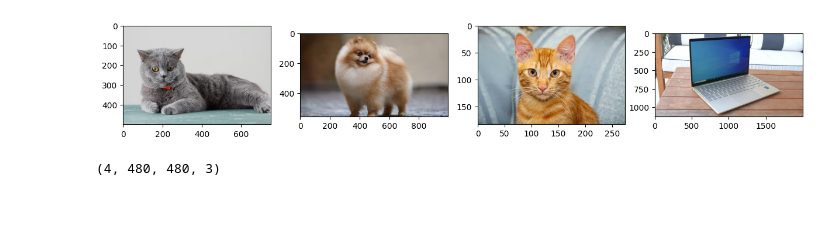
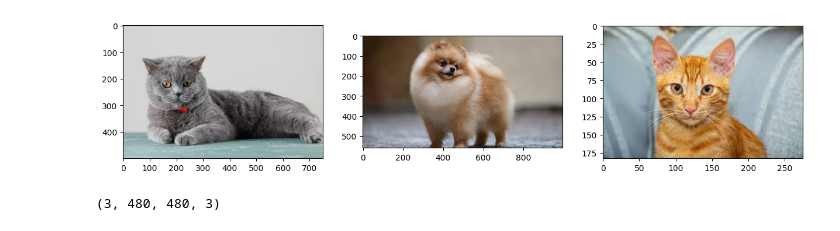
Before and after one commit to arqualian/image-classification-Capstone-Project, a Jupyter notebook: Image_Clasification.ipynb, the cells around one changed output. Saved outputs shown, nothing was run; the diff lists cells and outputs as text; code cells hidden in the pictures.

```diff
--- a/Image_Clasification.ipynb
+++ b/Image_Clasification.ipynb
@@ -30,33 +30,32 @@ ________________________________________________________________________________
 # %%
 import requests
 import numpy as np
 import cv2
 import matplotlib.pyplot as plt
 from PIL import Image
 
 urls=[]
 
 urls.append("https://assets.ayobandung.com/crop/0x0:0x0/750x500/webp/photo/2022/10/15/366382835.jpg")
 urls.append("https://www.purina.co.id/sites/default/files/2023-02/Mengenali%20Jenis%20Anjing%20Pomeranian%20copy.jpg")
 urls.append("https://encrypted-tbn0.gstatic.com/images?q=tbn:ANd9GcQPXBxsqLx2gkepVIe9uytyY9A_qoeqmhh5XQ&usqp=CAU")
-urls.append("https://cdn.mos.cms.futurecdn.net/2XcW8BYBLE4Uy5he8poY3L.jpg")
 
 
 imgs=[]
 plt.figure(figsize=(15,6))
 for u in range(0,len(urls)):
   r = requests.get(urls[u], stream=True) #Download
   img = np.array(Image.open(r.raw))  #Konversi ke NP Array
   plt.subplot(1,len(urls),u+1) #Menampilkan ke matplotlib
   plt.imshow(img) #Menampilkan ke matplotlib
   img = cv2.resize(img, (480,480)) #Resize sesuai input VGG 16
   imgs.append(img) #Kumpulkan semua image yang telah di preproses ke imgs
 plt.show() #Menampilkan ke matplotlib
 imgs = np.array(imgs) #Konversi ke Np Array
 print (imgs.shape) #Debuging (Apakah shape-nya benar?)
 # %% [output]
-[figure, old version]
+[figure, new version]
-(4, 480, 480, 3)
+(3, 480, 480, 3)
 # %%
 yh = model.predict(imgs)
 for i in range(len(urls)):
```
Also changed, not shown: parts of 2 cells of this notebook.
